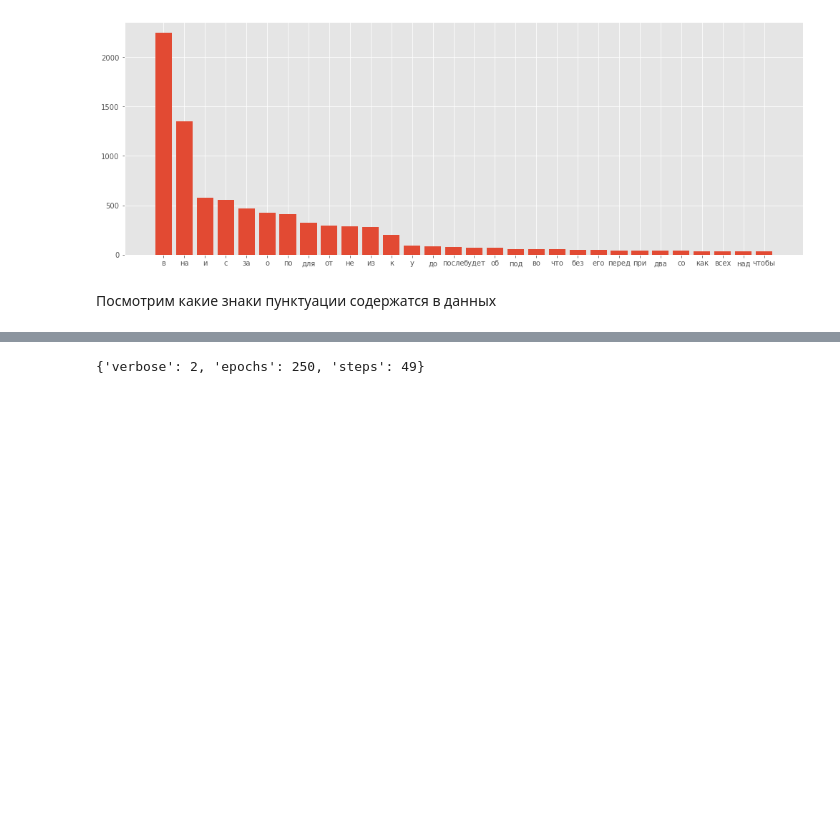
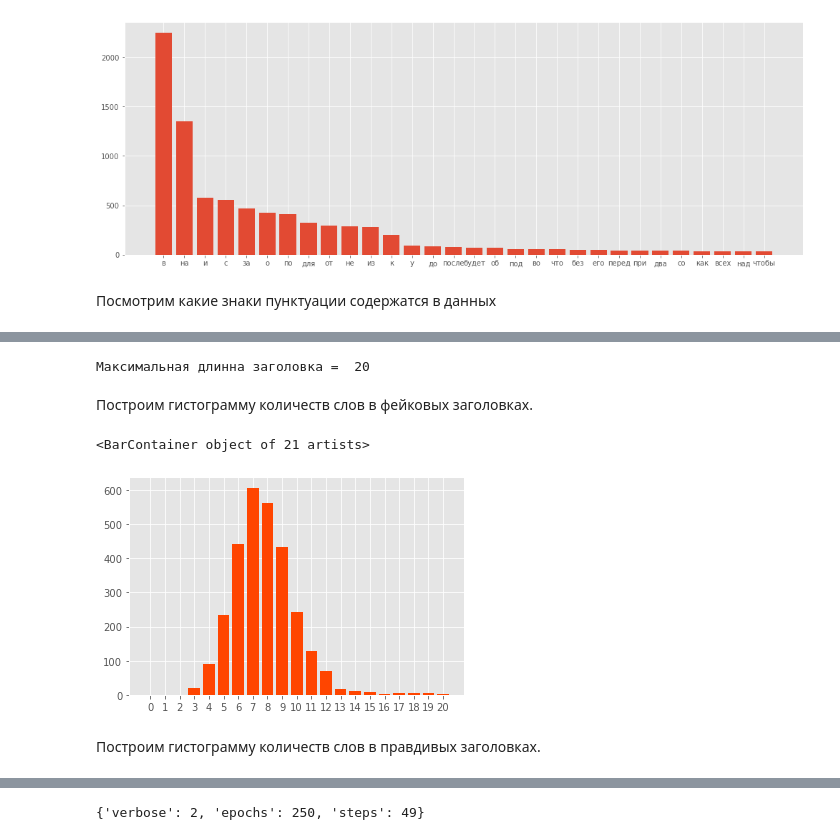
Before and after one commit to Hlestov/Fake-news-classifier, a Jupyter notebook: Notebook.ipynb, the cells around one changed output, grey strips where cells are left out. Drawn from its saved outputs; the diff is of its cells as text; code cells hidden in the pictures; blank space fills up the shorter version.

```diff
--- a/Notebook.ipynb
+++ b/Notebook.ipynb
@@ -445,0 +227,2 @@ model.compile(loss='binary_crossentropy',optimizer=optimzer,metrics=['accuracy']
+# %%
+corpus = preprocess(df)
@@ -445,0 +240,30 @@ model.compile(loss='binary_crossentropy',optimizer=optimzer,metrics=['accuracy']
+# %%
+MAX_LEN = 0
+for i in range(len(corpus)):
+    if len(corpus[i]) > MAX_LEN:
+        MAX_LEN = len(corpus[i])
+print("Максимальная длинна заголовка = ", MAX_LEN)
+# %% [output]
+Максимальная длинна заголовка =  20
+# %% [markdown]
+Построим гистограмму количеств слов в фейковых заголовках.
+# %%
+corpus = preprocess(train)
+# %%
+dic_false = defaultdict(int)
+
+for i in range(len(corpus)):
+    if train['is_fake'][i] == 1:
+        dic_false[len(corpus[i])] += 1
+# %%
+x = []
+y = []
+for i in range(MAX_LEN+1):
+    x.append(str(i))
+    y.append(dic_false[i])
+plt.bar(x, y, color = '#FF4500')
+# %% [output]
+<BarContainer object of 21 artists>
+[figure, added]
+# %% [markdown]
+Построим гистограмму количеств слов в правдивых заголовках.
```
Also changed, not shown: parts of 86 cells of this notebook.
